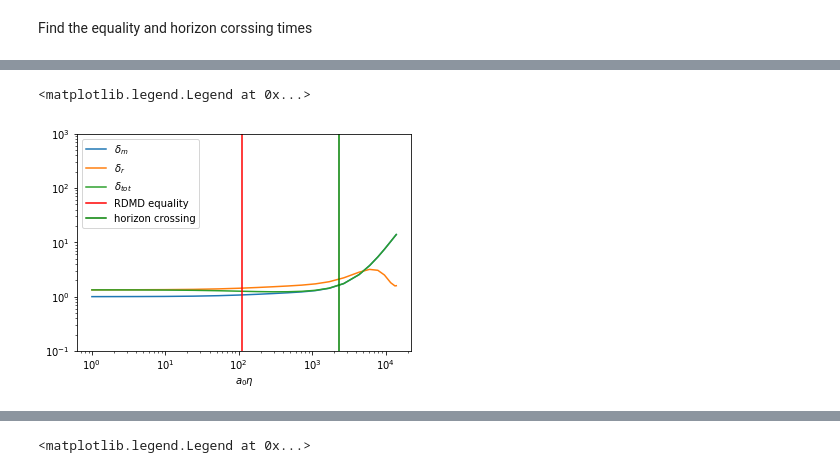
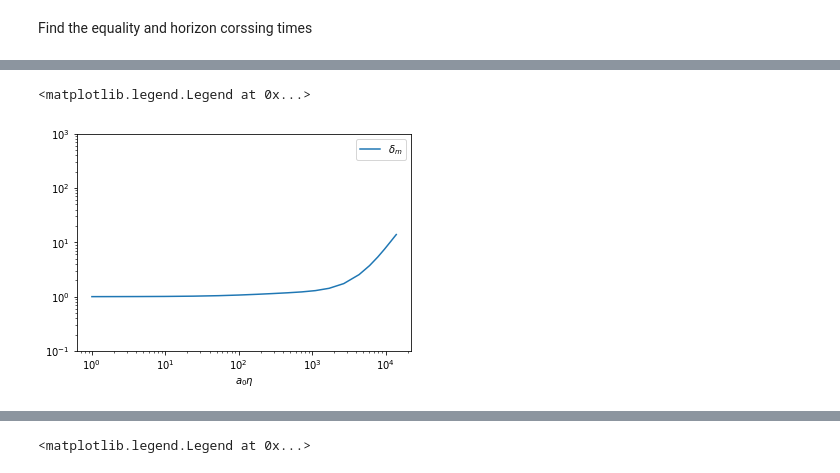
Before and after one commit to fedxa/PHYS40772, a Jupyter notebook: TwoComponent.ipynb, the cells around one changed output, grey strips where cells are left out. Drawn from its saved outputs; the diff is of its cells as text; code cells hidden in the pictures.

```diff
--- a/TwoComponent.ipynb
+++ b/TwoComponent.ipynb
@@ -84,13 +90,13 @@ plt.legend()
 # %%
 plt.xlabel(r"$a_0\eta$")
 plt.ylim(0.1,1e3)
 plt.loglog(res.t,res.y[2,:], label=r"$\delta_m$")
-plt.loglog(res.t, res.y[4,:], label=r"$\delta_r$")
-plt.loglog(res.t, (res.y[2,:]*OM/res.y[0,:]+res.y[4,:]*Or/res.y[0,:]**2)/(OM/res.y[0,:]+Or/res.y[0,:]**2),
-          label=r"$\delta_{tot}$")
-plt.axvline(tau_eq, color='red', label="RDMD equality")
-plt.axvline(tau_x, color="green", label="horizon crossing")
+#plt.loglog(res.t, res.y[4,:], label=r"$\delta_r$")
+#plt.loglog(res.t, (res.y[2,:]*OM/res.y[0,:]+res.y[4,:]*Or/res.y[0,:]**2)/(OM/res.y[0,:]+Or/res.y[0,:]**2),
+#          label=r"$\delta_{tot}$")
+#plt.axvline(tau_eq, color='red', label="RDMD equality")
+#plt.axvline(tau_x, color="green", label="horizon crossing")
 plt.legend()
 # %% [output]
 <matplotlib.legend.Legend at 0x...>
-[figure, old version]
+[figure, new version]
```
Also changed, not shown: parts of 4 cells of this notebook, 1 other file.
